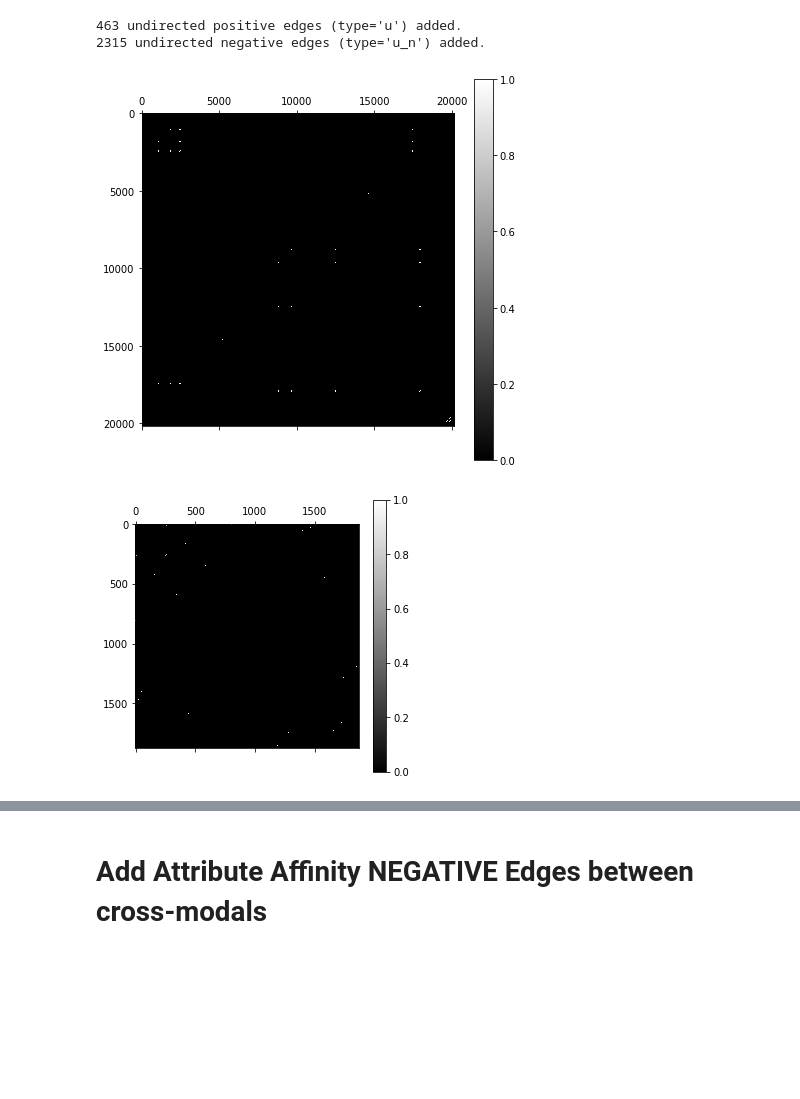
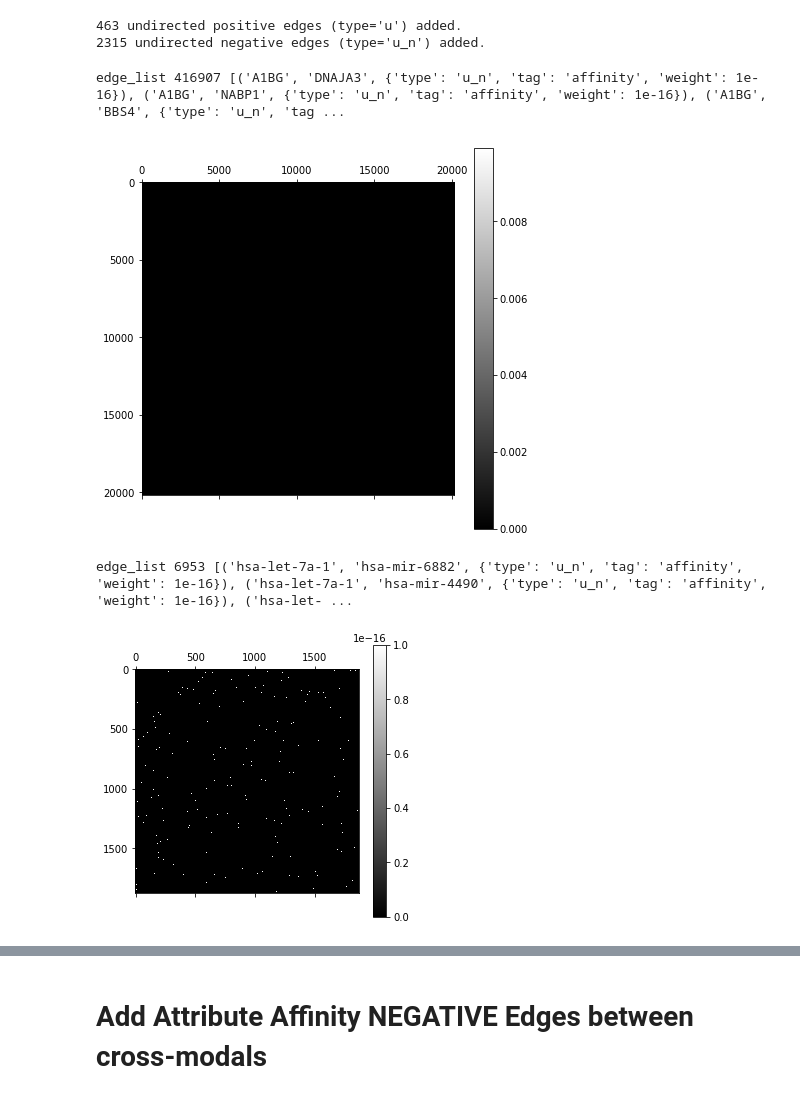
Before and after one commit to JonnyTran/MultiOmicsGraphEmbedding, a Jupyter notebook: miRNA-mRNA Load Heterogeneous Graph.ipynb, the cells around one changed output, grey strips where cells are left out. Cells and saved outputs as stored; diff of their text form; code cells hidden in the pictures; blank space fills up the shorter version.

```diff
--- a/miRNA-mRNA Load Heterogeneous Graph.ipynb
+++ b/miRNA-mRNA Load Heterogeneous Graph.ipynb
@@ -305,13 +305,15 @@ Dice distance
 463 undirected positive edges (type='u') added.
 2315 undirected negative edges (type='u_n') added.
 # %%
-matrix_heatmap(network.get_adjacency_matrix(edge_types=["u"], node_list=network.nodes["GE"]).todense(),
+matrix_heatmap(network.get_adjacency_matrix(edge_types=["u_n"], node_list=network.nodes["GE"]).todense(),
               figsize=(7,7))
 # %% [output]
+edge_list 416907 [('A1BG', 'DNAJA3', {'type': 'u_n', 'tag': 'affinity', 'weight': 1e-16}), ('A1BG', 'NABP1', {'type': 'u_n', 'tag': 'affinity', 'weight': 1e-16}), ('A1BG', 'BBS4', {'type': 'u_n', 'tag ...
-[figure, old version]
+[figure, new version]
 # %%
-matrix_heatmap(network.get_adjacency_matrix(edge_types=["u"], node_list=network.nodes["MIR"]).todense(),
+matrix_heatmap(network.get_adjacency_matrix(edge_types=["u_n"], node_list=network.nodes["MIR"]).todense(),
               figsize=(5,5))
 # %% [output]
+edge_list 6953 [('hsa-let-7a-1', 'hsa-mir-6882', {'type': 'u_n', 'tag': 'affinity', 'weight': 1e-16}), ('hsa-let-7a-1', 'hsa-mir-4490', {'type': 'u_n', 'tag': 'affinity', 'weight': 1e-16}), ('hsa-let- ...
-[figure, old version]
+[figure, new version]
 # %%
```
Also changed, not shown: parts of 11 cells of this notebook, 4 other files.
